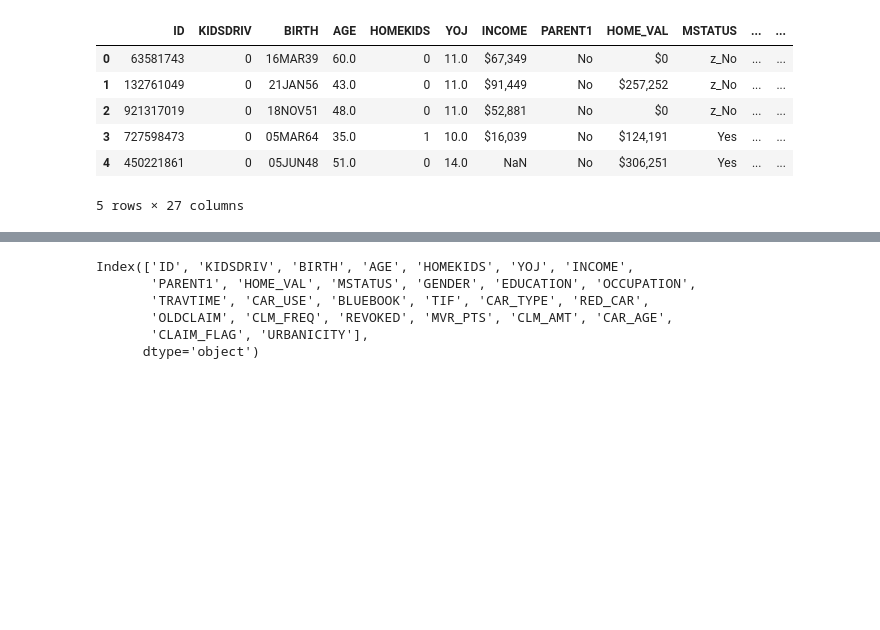
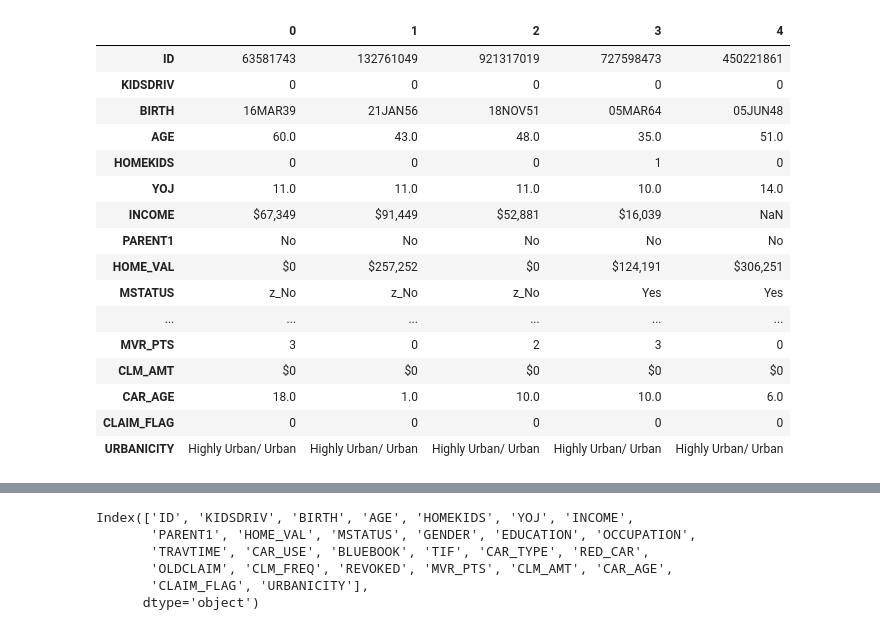
Before and after one commit to RazanGurung/Car-Insurance-Prediction, a Jupyter notebook: Car Insurance Prediction.ipynb, the cells around one changed output, grey strips where cells are left out. Saved outputs shown, nothing was run; the diff lists cells and outputs as text; code cells hidden in the pictures; blank space fills up the shorter version.

```diff
--- a/Car Insurance Prediction.ipynb
+++ b/Car Insurance Prediction.ipynb
@@ -4,15 +4,25 @@ import pandas as pd
 # %%
 data = pd.read_csv("car_insurance_claim.csv")
 # %%
-data.head()
+data.head().T
 # %% [output]
-|  | ID | KIDSDRIV | BIRTH | AGE | HOMEKIDS | YOJ | INCOME | PARENT1 | HOME_VAL | MSTATUS | ... | ... |
-| 0 | 63581743 | 0 | 16MAR39 | 60.0 | 0 | 11.0 | $67,349 | No | $0 | z_No | ... | ... |
-| 1 | 132761049 | 0 | 21JAN56 | 43.0 | 0 | 11.0 | $91,449 | No | $257,252 | z_No | ... | ... |
-| 2 | 921317019 | 0 | 18NOV51 | 48.0 | 0 | 11.0 | $52,881 | No | $0 | z_No | ... | ... |
-| 3 | 727598473 | 0 | 05MAR64 | 35.0 | 1 | 10.0 | $16,039 | No | $124,191 | Yes | ... | ... |
-| 4 | 450221861 | 0 | 05JUN48 | 51.0 | 0 | 14.0 | NaN | No | $306,251 | Yes | ... | ... |
+|  | 0 | 1 | 2 | 3 | 4 |
+| ID | 63581743 | 132761049 | 921317019 | 727598473 | 450221861 |
+| KIDSDRIV | 0 | 0 | 0 | 0 | 0 |
+| BIRTH | 16MAR39 | 21JAN56 | 18NOV51 | 05MAR64 | 05JUN48 |
+| AGE | 60.0 | 43.0 | 48.0 | 35.0 | 51.0 |
+| HOMEKIDS | 0 | 0 | 0 | 1 | 0 |
+| YOJ | 11.0 | 11.0 | 11.0 | 10.0 | 14.0 |
+| INCOME | $67,349 | $91,449 | $52,881 | $16,039 | NaN |
+| PARENT1 | No | No | No | No | No |
+| HOME_VAL | $0 | $257,252 | $0 | $124,191 | $306,251 |
+| MSTATUS | z_No | z_No | z_No | Yes | Yes |
+| ... | ... | ... | ... | ... | ... |
+| MVR_PTS | 3 | 0 | 2 | 3 | 0 |
+| CLM_AMT | $0 | $0 | $0 | $0 | $0 |
+| CAR_AGE | 18.0 | 1.0 | 10.0 | 10.0 | 6.0 |
+| CLAIM_FLAG | 0 | 0 | 0 | 0 | 0 |
+| URBANICITY | Highly Urban/ Urban | Highly Urban/ Urban | Highly Urban/ Urban | Highly Urban/ Urban | Highly Urban/ Urban |
-5 rows × 27 columns
 # %%
 data.info()
 # %% [output]
```
Also changed, not shown: parts of 18 cells of this notebook.
